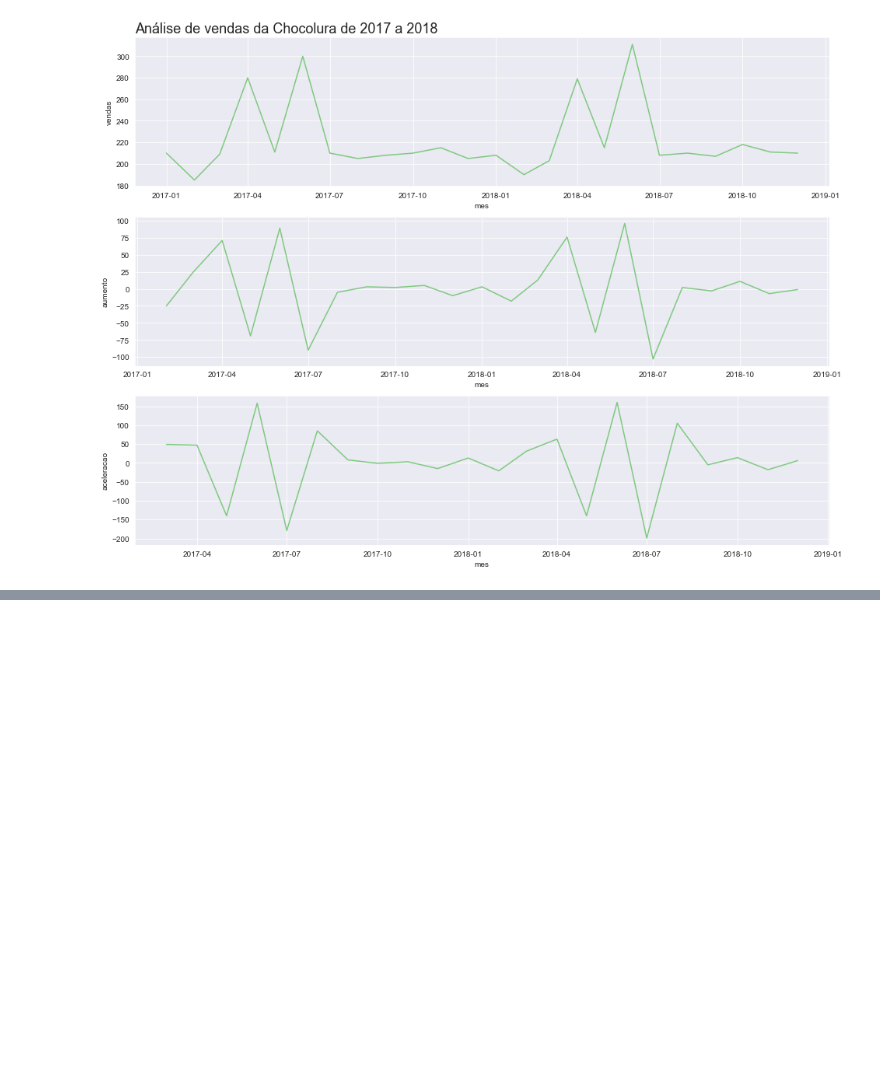
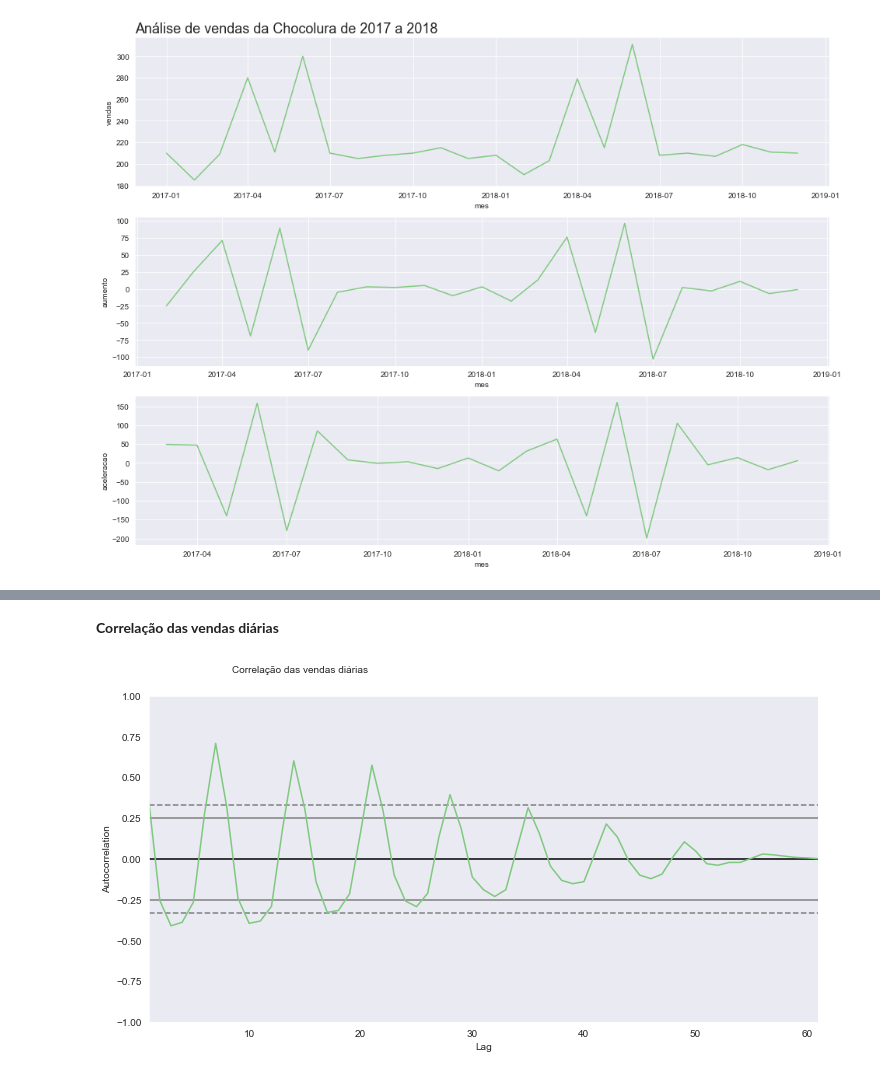
Before and after one commit to pedrosoale/python-para-data-science, a Jupyter notebook: 7_introducao_a_analise_de_series_temporais/time_series.ipynb, the cells around one changed output, grey strips where cells are left out. Drawn from its saved outputs; the diff is of its cells as text; code cells hidden in the pictures; blank space fills up the shorter version.

```diff
--- a/7_introducao_a_analise_de_series_temporais/time_series.ipynb
+++ b/7_introducao_a_analise_de_series_temporais/time_series.ipynb
@@ -269,0 +318,3 @@ plot_comparacao('mes', 'vendas', 'aumento', 'aceleracao', chocolura, 'Análise d
+# %%
+vendas_por_dia['dia_da_semana'] = vendas_por_dia['dia'].dt.day_name()
+vendas_por_dia.head()
@@ -269,0 +333,6 @@ plot_comparacao('mes', 'vendas', 'aumento', 'aceleracao', chocolura, 'Análise d
+# %%
+dias_traduzidos = {'Monday': 'Segunda', 'Tuesday': 'Terca', 'Wednesday': 'Quarta', 'Thursday': 'Quinta', 'Friday': 'Sexta', 'Saturday': 'Sabado',
+                   'Sunday': 'Domingo'}
+# %%
+vendas_por_dia['dia_da_semana'] = vendas_por_dia['dia_da_semana'].map(dias_traduzidos)
+vendas_por_dia.head()
@@ -269,0 +380,9 @@ plot_comparacao('mes', 'vendas', 'aumento', 'aceleracao', chocolura, 'Análise d
+# %% [markdown]
+**Correlação das vendas diárias**
+# %%
+ax = plt.figure(figsize=(12, 6))
+ax.suptitle('Correlação das vendas diárias', fontsize=10, x=0.3, y=0.95)
+autocorrelation_plot(vendas_por_dia['vendas'])
+ax = ax
+# %% [output]
+[figure, added]
```
Also changed, not shown: parts of 53 cells of this notebook.
